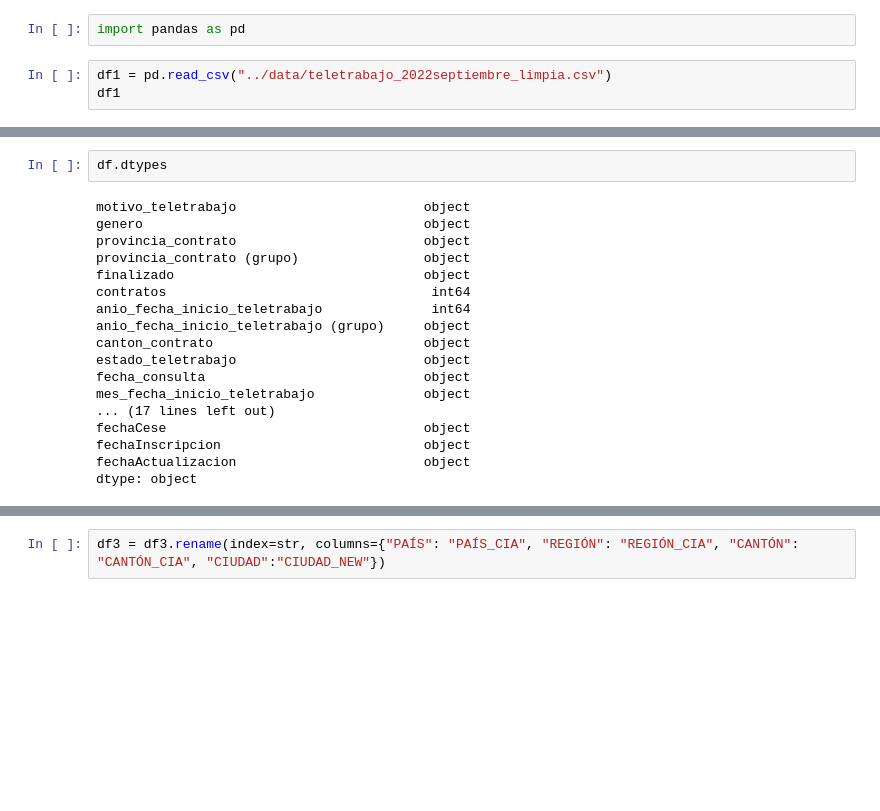
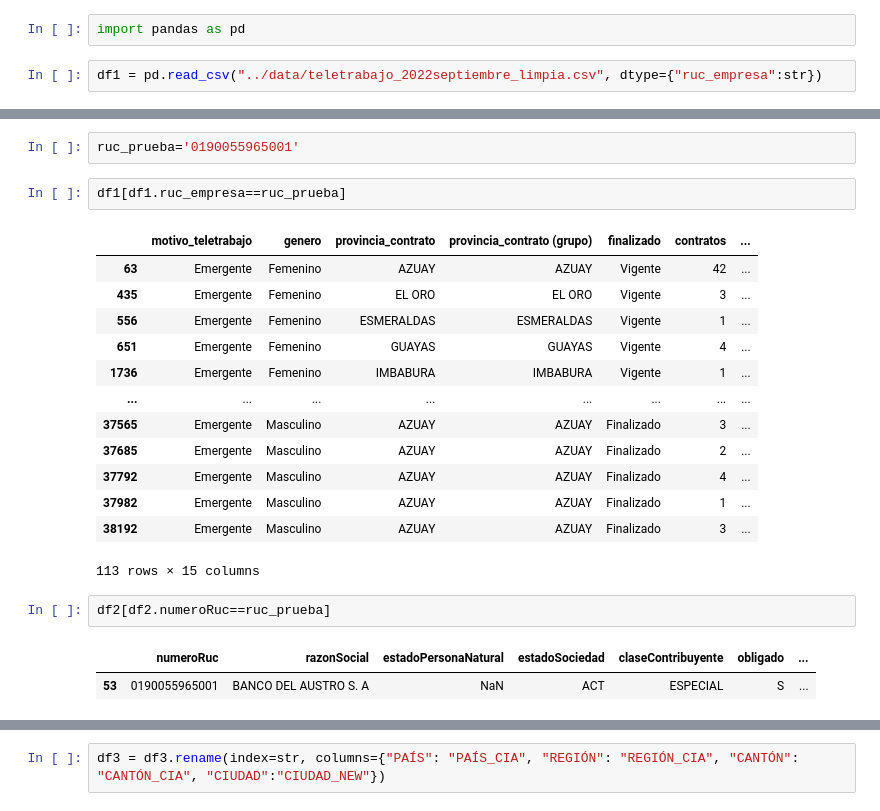
Before and after one commit to Cmenesess/TawsDatathon, a Jupyter notebook: notebooks/2_manipulacion.ipynb, the cells around one changed output, grey strips where cells are left out. Saved outputs shown, nothing was run; the diff lists cells and outputs as text; blank space fills up the shorter version.

```diff
--- a/notebooks/2_manipulacion.ipynb
+++ b/notebooks/2_manipulacion.ipynb
@@ -1,5 +1,4 @@
 # %%
 import pandas as pd
 # %%
-df1 = pd.read_csv("../data/teletrabajo_2022septiembre_limpia.csv")
-df1
+df1 = pd.read_csv("../data/teletrabajo_2022septiembre_limpia.csv", dtype={"ruc_empresa":str})
@@ -77,20 +9,23 @@ df
-# %%
-df.dtypes
-# %% [output]
-motivo_teletrabajo                        object
-genero                                    object
-provincia_contrato                        object
-provincia_contrato (grupo)                object
-finalizado                                object
-contratos                                  int64
-anio_fecha_inicio_teletrabajo              int64
-anio_fecha_inicio_teletrabajo (grupo)     object
-canton_contrato                           object
-estado_teletrabajo                        object
-fecha_consulta                            object
-mes_fecha_inicio_teletrabajo              object
-... (17 lines left out)
-fechaCese                                 object
-fechaInscripcion                          object
-fechaActualizacion                        object
-dtype: object
+# %%
+ruc_prueba='0190055965001'
+# %%
+df1[df1.ruc_empresa==ruc_prueba]
+# %% [output]
+|  | motivo_teletrabajo | genero | provincia_contrato | provincia_contrato (grupo) | finalizado | contratos | ... |
+| 63 | Emergente | Femenino | AZUAY | AZUAY | Vigente | 42 | ... |
+| 435 | Emergente | Femenino | EL ORO | EL ORO | Vigente | 3 | ... |
+| 556 | Emergente | Femenino | ESMERALDAS | ESMERALDAS | Vigente | 1 | ... |
+| 651 | Emergente | Femenino | GUAYAS | GUAYAS | Vigente | 4 | ... |
+| 1736 | Emergente | Femenino | IMBABURA | IMBABURA | Vigente | 1 | ... |
+| ... | ... | ... | ... | ... | ... | ... | ... |
+| 37565 | Emergente | Masculino | AZUAY | AZUAY | Finalizado | 3 | ... |
+| 37685 | Emergente | Masculino | AZUAY | AZUAY | Finalizado | 2 | ... |
+| 37792 | Emergente | Masculino | AZUAY | AZUAY | Finalizado | 4 | ... |
+| 37982 | Emergente | Masculino | AZUAY | AZUAY | Finalizado | 1 | ... |
+| 38192 | Emergente | Masculino | AZUAY | AZUAY | Finalizado | 3 | ... |
+113 rows × 15 columns
+# %%
+df2[df2.numeroRuc==ruc_prueba]
+# %% [output]
+|  | numeroRuc | razonSocial | estadoPersonaNatural | estadoSociedad | claseContribuyente | obligado | ... |
+| 53 | 0190055965001 | BANCO DEL AUSTRO S. A | NaN | ACT | ESPECIAL | S | ... |
```
Also changed, not shown: parts of 17 cells of this notebook, 5 other files.
